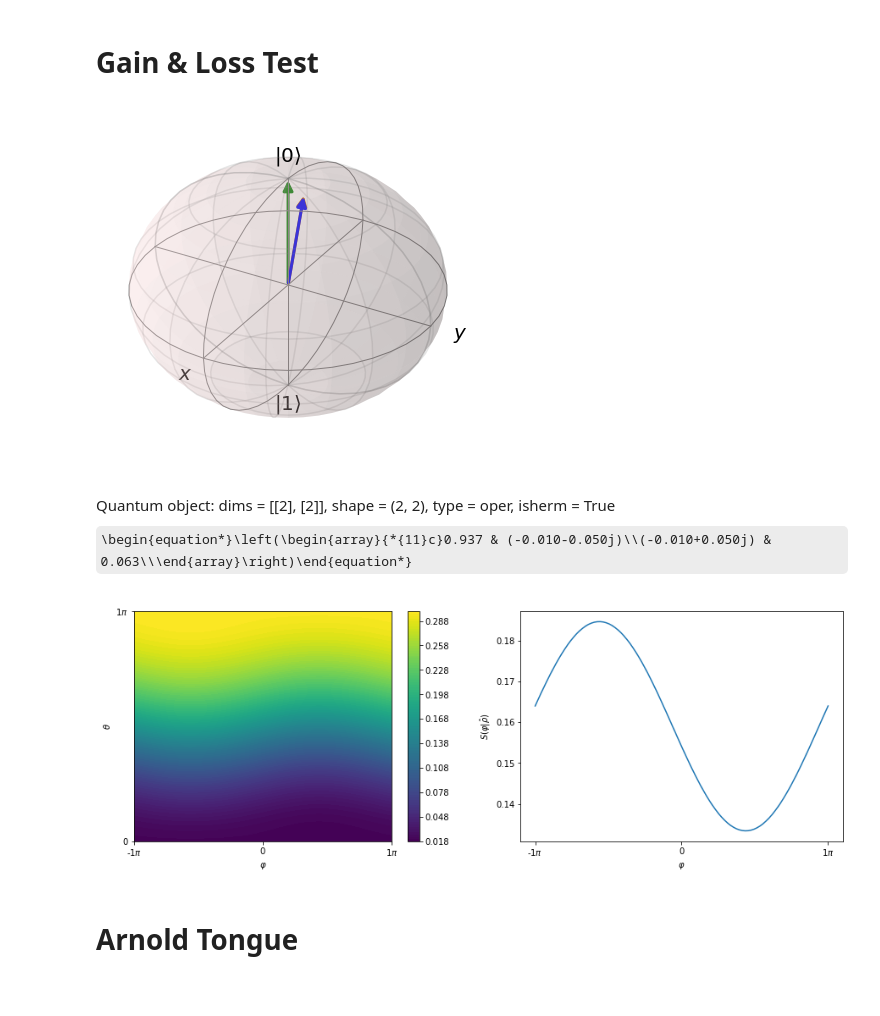
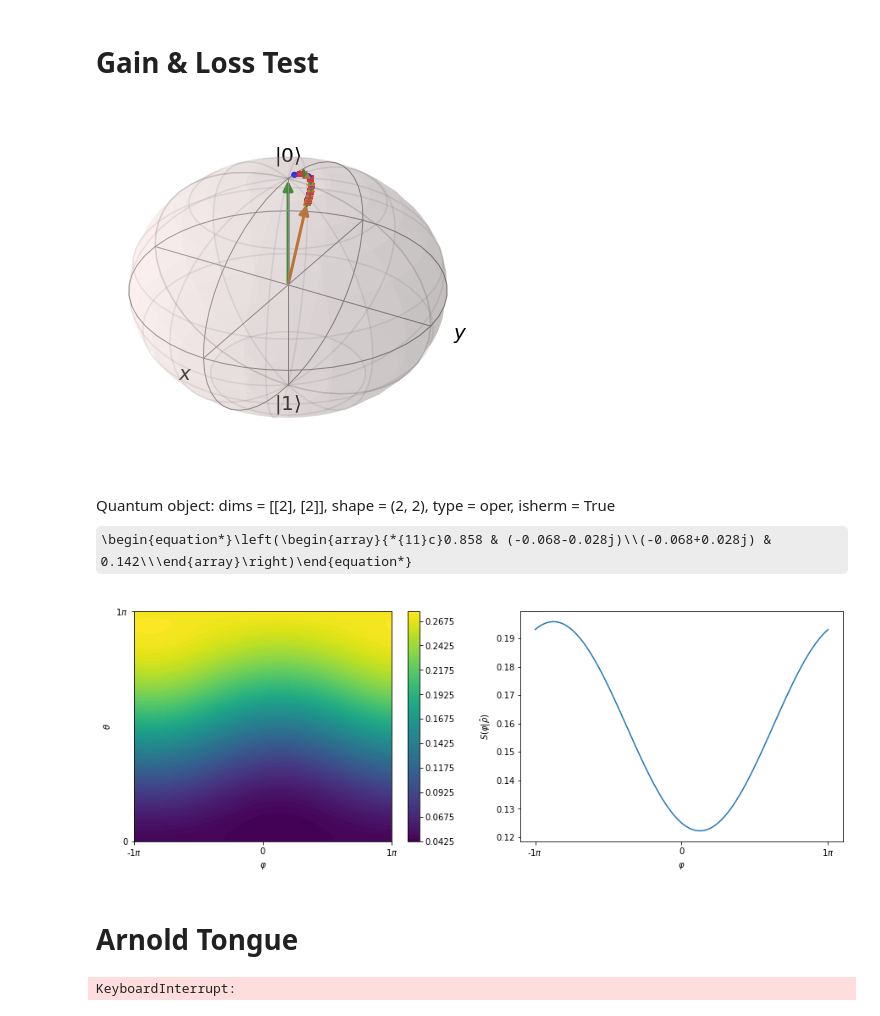
Before and after one commit to OliverDudgeon/QSync, a Jupyter notebook: qutip-qubit-circuit.ipynb, the cells around one changed output. Drawn from its saved outputs; the diff is of its cells as text; code cells hidden in the pictures; some formulas as TeX source.

```diff
--- a/qutip-qubit-circuit.ipynb
+++ b/qutip-qubit-circuit.ipynb
@@ -172,29 +172,29 @@ def discrete_simulation(detuning, signal_strength, dt, theta_d, theta_g, steps):
 
     return states
 # %%
-states = discrete_simulation(detuning*10, signal_strength*2, dt, theta_d, theta_g, steps=100)
+states = discrete_simulation(detuning, signal_strength, dt, theta_d, theta_g, steps=35)
 # %%
 # Plot Bloch sphere rep of states
 b = Bloch()
 
 # b.add_states(initial_state.ptrace(0))
 # b.add_states(states, kind="point")
 # b.add_states(states[-1])
 
 b.add_states(initial_state.ptrace(0))
-b.add_states(states[40]) # Find a point with a good aproximation of the steady state
+b.add_states(states, "point") # Find a point with a good aproximation of the steady state
 b.add_states(states[-1])
 
 b.show()
 # %% [output]
-[figure, old version]
+[figure, new version]
 # %%
 ss = states[-1]
 calc_and_plot_Q_and_S(ss, method="qutip")
 ss
 # %% [output]
-Quantum object: dims = [[2], [2]], shape = (2, 2), type = oper, isherm = True\begin{equation*}\left(\begin{array}{*{11}c}0.937 & (-0.010-0.050j)\\(-0.010+0.050j) & 0.063\\\end{array}\right)\end{equation*}
+Quantum object: dims = [[2], [2]], shape = (2, 2), type = oper, isherm = True\begin{equation*}\left(\begin{array}{*{11}c}0.858 & (-0.068-0.028j)\\(-0.068+0.028j) & 0.142\\\end{array}\right)\end{equation*}
-[figure, old version]
+[figure, new version]
 # %% [markdown]
 # Arnold Tongue
 # %%
@@ -228,6 +228,8 @@ for i, D in enumerate(detunings):
         S = spin_S_measure(theta, Q)
 
         Smax[i, j] = np.max(S)
+# %% [output]
+KeyboardInterrupt:
 # %%
 fig, ax = plt.subplots()
 
```
Also changed, not shown: parts of 2 cells of this notebook, 5 other files.
